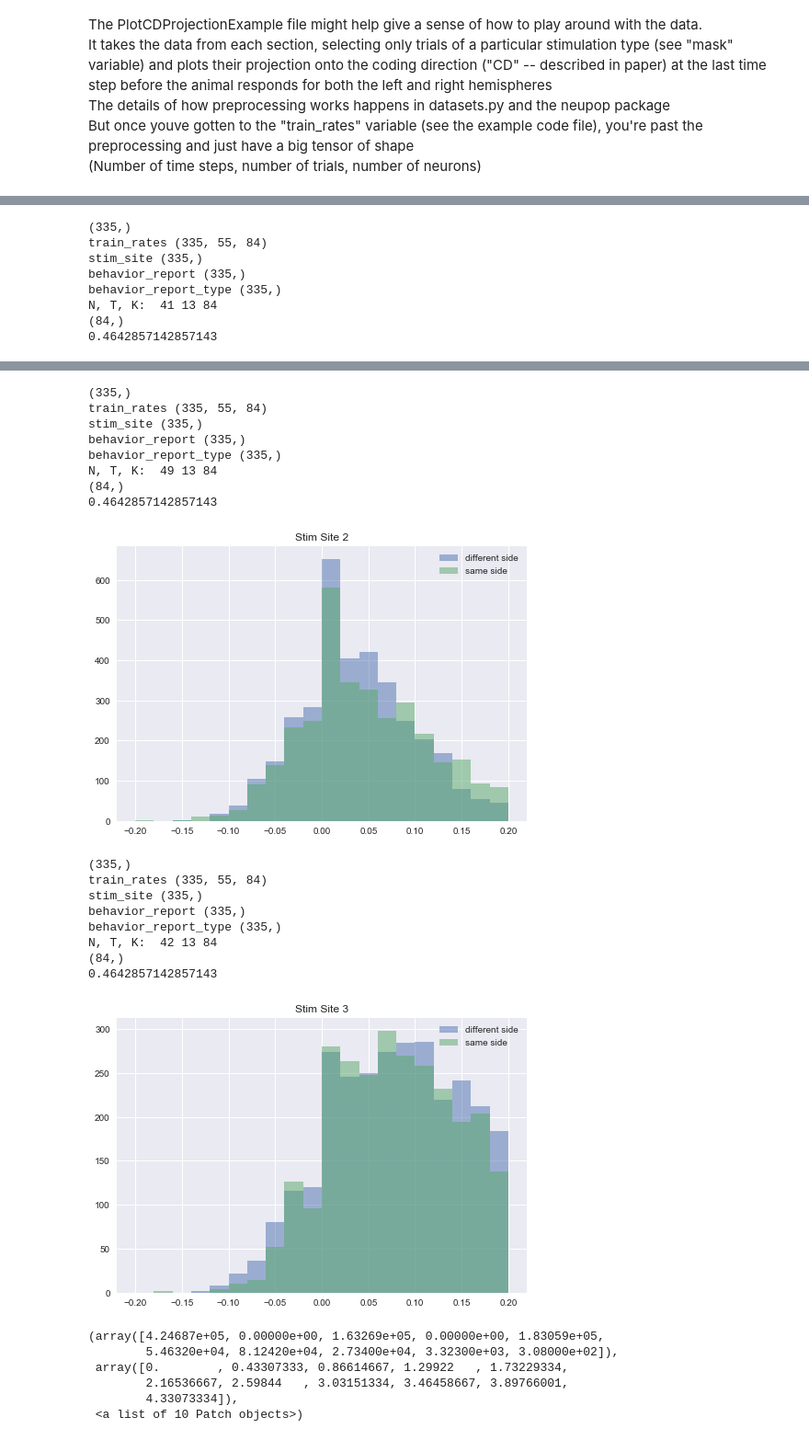
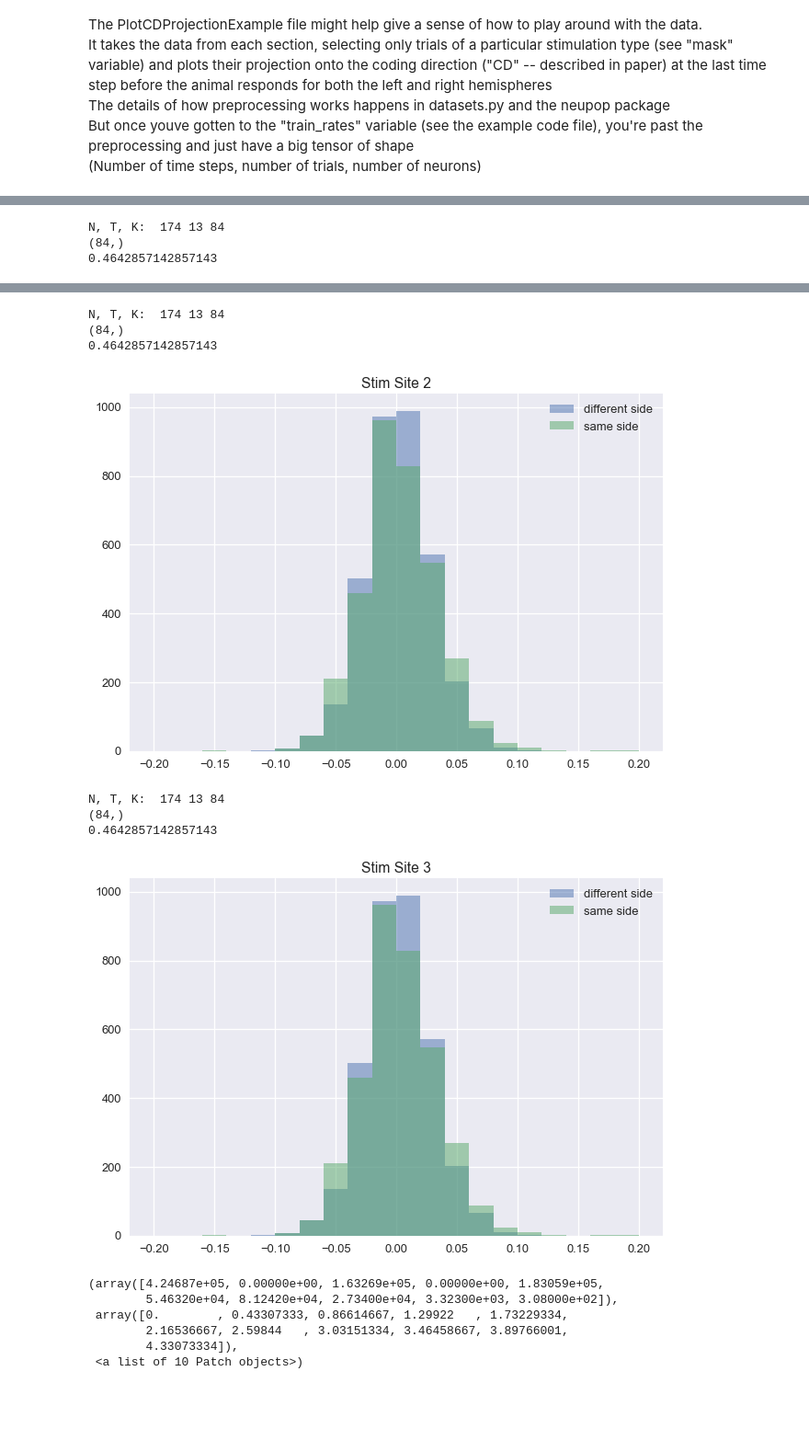
Before and after one commit to jlindsey15/224WProject, a Jupyter notebook: DataReading.ipynb, the cells around one changed output, grey strips where cells are left out. Shown at 92% size. Saved outputs shown, nothing was run; the diff lists cells and outputs as text; code cells hidden in the pictures; blank space fills up the shorter version.

```diff
--- a/DataReading.ipynb
+++ b/DataReading.ipynb
@@ -21,7 +21,8 @@ from benedict import BeneDict
 import copy
 import seaborn as sns
 from scipy.stats.stats import pearsonr
-plt.style.use('seaborn')
+from scipy.stats import linregress
+plt.style.use('seaborn-talk')
 # %%
 
 parser = argparse.ArgumentParser()
@@ -234,0 +213,6 @@ def differentiate(arr):
+# %%
+data.train_rates.shape
+# The mice did left/right
+left_mask = data.behavior_report_type == 'l'
+right_mask = data.behavior_report_type == 'r'
+# data.behavior_report
@@ -234,0 +236,7 @@ def differentiate(arr):
+# %%
+for mask in [left_mask, right_mask]:
+    train_rates_selected = data.train_rates[mask]
+    # train_rates_selected = differentiate(train_rates_selected)
+    train_rates_selected_mean = np.mean(train_rates_selected, axis=0, keepdims=1)
+    train_rates_selected_std = np.std(train_rates_selected, axis=0)
+    data.train_rates[mask] -= train_rates_selected_mean
@@ -234,0 +269,18 @@ def differentiate(arr):
+# %%
+train_rates = data.train_rates[:, 22:37, :]
+N, T, K = train_rates.shape
+print('N, T, K: ', N, T, K)
+print(data.neuron_locations.shape)
+mat = np.zeros([K, K])
+side = np.zeros([K, K])
+for k1 in range(K):
+    for k2 in range(K):
+        if k1 == k2:
+            continue
+        v1 = train_rates[:, :, k1].flatten()
+        v2 = train_rates[:, :, k2].flatten()
+        value = granger_causality(v1, v2)
+        mat[k1, k2] = value
+#         break
+#     break
+plt.hist(mat.flatten())
@@ -235,6 +297,6 @@ def differentiate(arr):
 # %%
 for stim_site in range(4):
-    data = load_data(0, stim_site)
+#     data = load_data(0, stim_site)
     train_rates = data.train_rates[:, 22:36, :]
     train_rates = differentiate(train_rates)
     N, T, K = train_rates.shape
@@ -244,10 +306,10 @@ for stim_site in range(4):
     side = np.zeros([K, K])
     for k1 in range(K):
         for k2 in range(k1, K):
-            v1 = train_rates[:, :, k1].flatten()
-            v2 = train_rates[:, :, k2].flatten()
-            value = cos_diff(v1, v2)
-    #         value, _ = pearsonr(v1, v2)
+            v1 = train_rates[:, :, k1]
+            v2 = train_rates[:, :, k2]
+#             value = cos_diff(v1, v2)
+
             location = data.neuron_locations[k1] == data.neuron_locations[k2]
     #         value = cos_diff(np.log(v1 + 1), np.log(v2 + 1))
             mat[k1, k2] = value
@@ -275,8 +332,3 @@ N, T, K:  203 13 84
-(335,)
-train_rates (335, 55, 84)
-stim_site (335,)
-behavior_report (335,)
-behavior_report_type (335,)
-N, T, K:  41 13 84
+N, T, K:  174 13 84
 (84,)
 0.4642857142857143
@@ -284,21 +336,11 @@ N, T, K:  41 13 84
-(335,)
-train_rates (335, 55, 84)
-stim_site (335,)
-behavior_report (335,)
-behavior_report_type (335,)
-N, T, K:  49 13 84
+N, T, K:  174 13 84
 (84,)
 0.4642857142857143
-[figure, old version]
+[figure, new version]
-(335,)
-train_rates (335, 55, 84)
-stim_site (335,)
-behavior_report (335,)
-behavior_report_type (335,)
-N, T, K:  42 13 84
+N, T, K:  174 13 84
 (84,)
 0.4642857142857143
-[figure, old version]
+[figure, new version]
 # %%
 plt.hist(np.log(data.train_rates.flatten() + 1))
 # %% [output]
```
Also changed, not shown: parts of 12 cells of this notebook, 5 other files.
